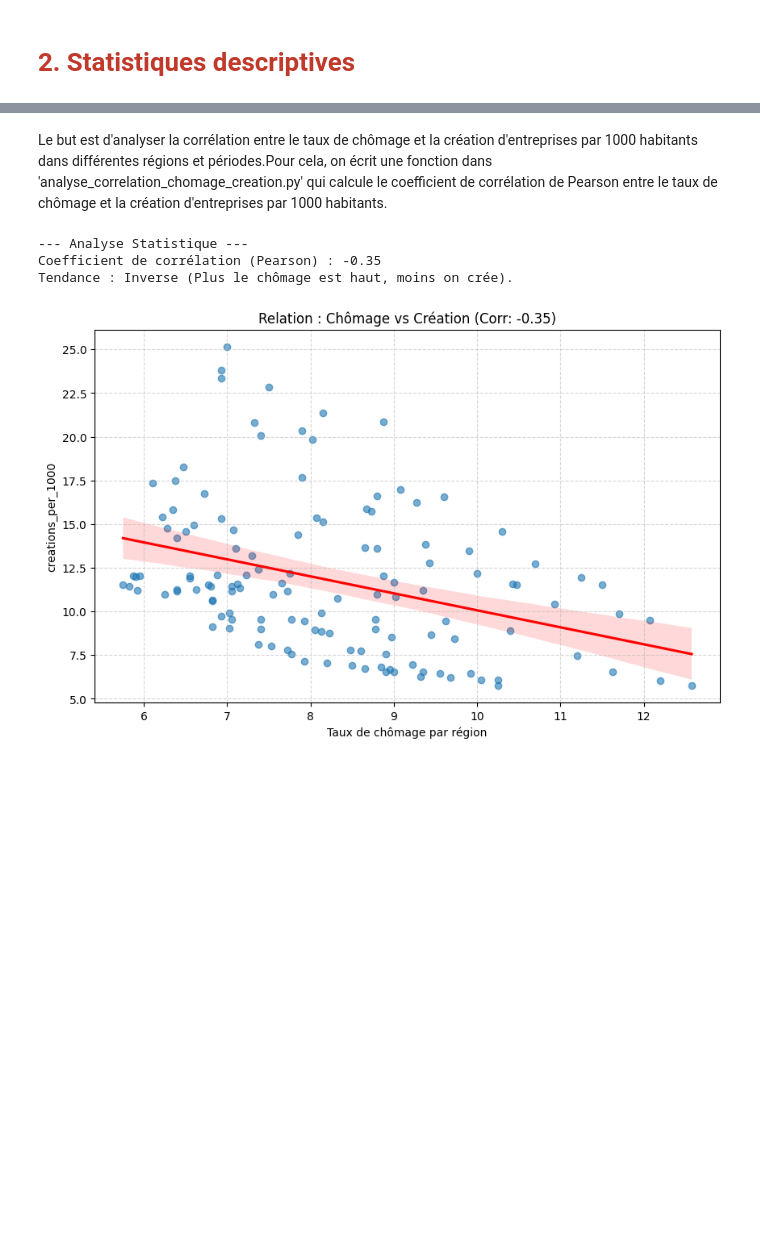
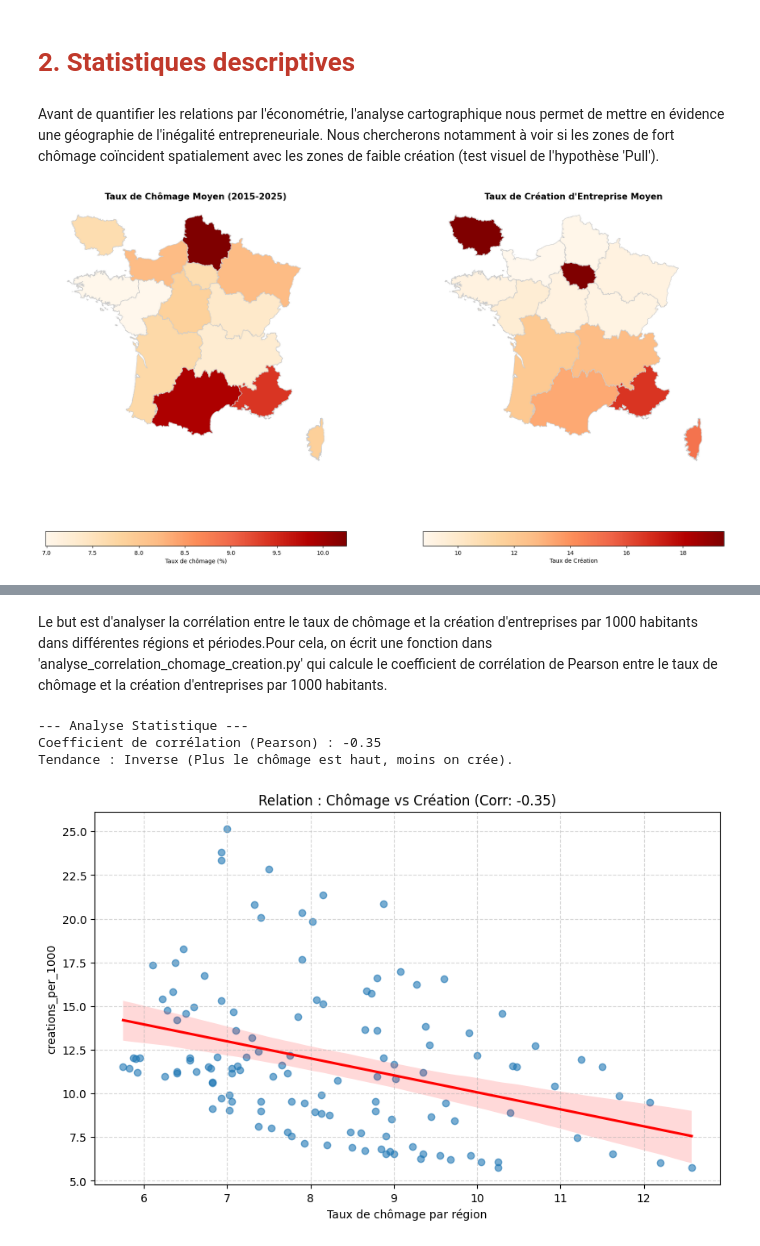
Before and after one commit to tristanczz/python_DS_2A, a Jupyter notebook: rendu_final.ipynb, the cells around one changed output, grey strips where cells are left out. Saved outputs shown, nothing was run; the diff lists cells and outputs as text; code cells hidden in the pictures; blank space fills up the shorter version.

Commit message:
Version avec la première regréssion et l'analyse du premier duo de carte avec le scatterplot

```diff
--- a/rendu_final.ipynb
+++ b/rendu_final.ipynb
@@ -25,3 +42,66 @@ import statsmodels.api as sm
 # %% [markdown]
 <h1 style="color: #C0392B;">
 2. Statistiques descriptives </h1>
+# %% [markdown]
+Avant de quantifier les relations par l'économétrie, l'analyse cartographique nous permet de mettre en évidence une géographie de l'inégalité entrepreneuriale. Nous chercherons notamment à voir si les zones de fort chômage coïncident spatialement avec les zones de faible création (test visuel de l'hypothèse 'Pull').
+# %%
+regions = carti_download(
+    values="France",
+    crs=4326,
+    borders="REGION",
+    vectorfile_format="geojson",
+    filter_by="FRANCE_ENTIERE_DROM_RAPPROCHES",
+    source="EXPRESS-COG-CARTO-TERRITOIRE",
+    year=2022,
+)
+
+regions = regions.rename(columns={'LIBELLE_REGION': 'region_nom'})
+
+#récuperer la population par région de population_par_region_annee.csv
+chomage = pd.read_csv("data\Variables explicatives\chomage_format_long.csv")
+creation_moyenne = pd.read_csv(r"data\Variables explicatives\avg_creation_2015_2025.csv")
+
+#Faire la moyenne du taux de chomage par région sur les années disponibles
+chomage_moyenne = chomage.groupby('Region')['Taux de chômage par région'].mean().reset_index()
+chomage_moyenne = chomage_moyenne.rename(columns={'Region': 'region_nom'})
+creation_moyenne = creation_moyenne.rename(columns={'Region': 'region_nom'})
+
+gdf_final_chomage = regions.merge(chomage_moyenne, on='region_nom', how='left')
+gdf_final_creation = regions.merge(creation_moyenne, on='region_nom', how='left')
+
+# 1. CRÉATION DE L'ESPACE (1 ligne, 2 colonnes)
+fig, axes = plt.subplots(1, 2, figsize=(20, 10))
+
+# --- CARTE 1 : CHÔMAGE (À GAUCHE -> axes[0]) ---
+gdf_final_chomage.plot(
+    column='Taux de chômage par région',
+    cmap='OrRd',          # Rouge/Orange pour le chômage
+    linewidth=0.8,
+    edgecolor='0.8',
+    legend=True,
+    # 'shrink': 0.7 permet de réduire la taille de la barre de légende pour qu'elle ne dépasse pas
+    legend_kwds={'label': "Taux de chômage (%)", 'orientation': "horizontal", 'shrink': 0.7},
+    ax=axes[0]            # C'est ici qu'on dit "mets-toi à gauche"
+)
+axes[0].set_title('Taux de Chômage Moyen (2015-2025)', fontsize=15, fontweight='bold')
+axes[0].set_axis_off()
+
+
+# --- CARTE 2 : CRÉATION (À DROITE -> axes[1]) ---
+# Vérifie bien le nom de ta colonne pour la création (ex: 'creations_per_1000' ou autre)
+gdf_final_creation.plot(
+    column='Création moyenne d\'entreprise par an entre 2015 et 2025 par 1000 habitants',
+    cmap='OrRd',        # Vert pour la création (contraste visuel)
+    linewidth=0.8,
+    edgecolor='0.8',
+    legend=True,
+    legend_kwds={'label': "Taux de Création", 'orientation': "horizontal", 'shrink': 0.7},
+    ax=axes[1]            # C'est ici qu'on dit "mets-toi à droite"
+)
+axes[1].set_title("Taux de Création d'Entreprise Moyen", fontsize=15, fontweight='bold')
+axes[1].set_axis_off()
+
+plt.tight_layout()
+plt.show()
+# %% [output]
+[figure, added]
```
Also changed, not shown: parts of 7 cells of this notebook, 2 other files.
